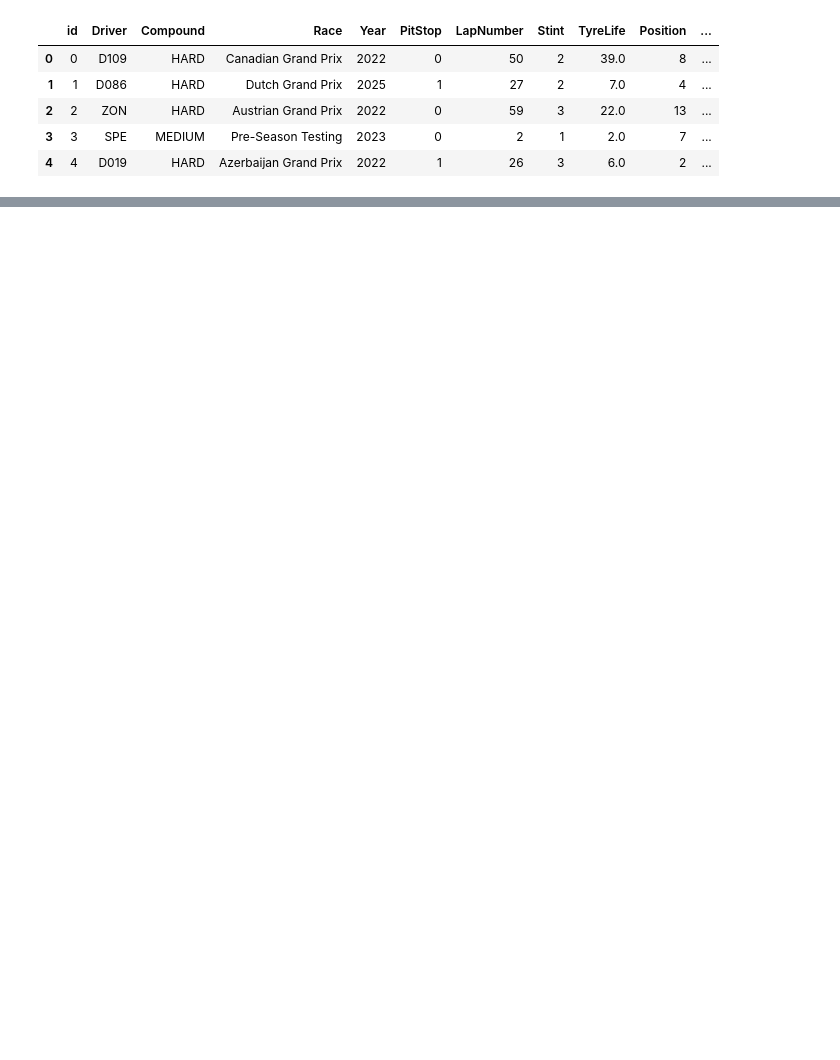
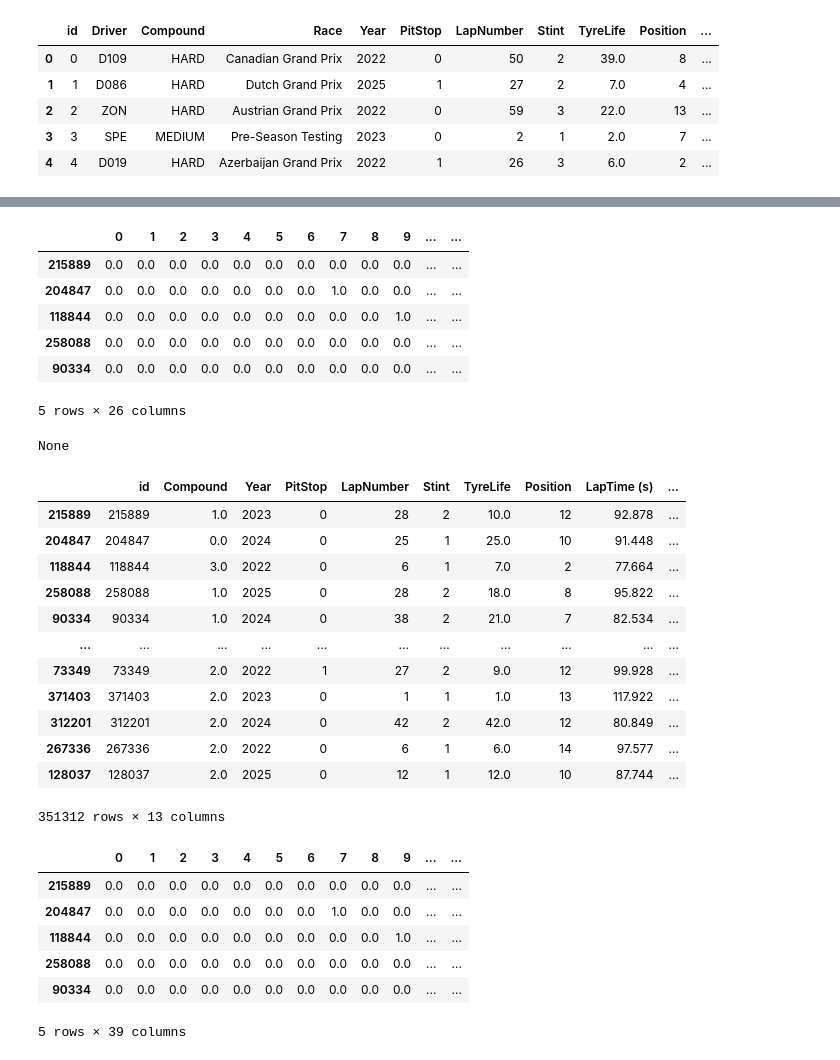
Before and after one commit to Arroyan23/predicting-f1-pitstops, a Jupyter notebook: model-f1.ipynb, the cells around one changed output, grey strips where cells are left out. Drawn from its saved outputs; the diff is of its cells as text; code cells hidden in the pictures; blank space fills up the shorter version.

```diff
--- a/model-f1.ipynb
+++ b/model-f1.ipynb
@@ -92,0 +104,7 @@ File submission berhasil dibuat! Ini 5 baris pertamanya:
+# %%
+# melakukan encoding ordinal pada good code
+label_X_train[good_label_cols_for_H] = my_ordinal_encoder.fit_transform(X_train[good_label_cols_for_H])
+label_X_test[good_label_cols_for_H] = my_ordinal_encoder.transform(X_test[good_label_cols_for_H])
+
+print(display(label_X_train.head()))
+# berhasil melakukan ordinal encoder yang sudah di siapkan, tinggal bagian race untuk di hot encoding
@@ -92,0 +119,64 @@ File submission berhasil dibuat! Ini 5 baris pertamanya:
+# %%
+# melakukan one hot encoding pada column race
+from sklearn.preprocessing import OneHotEncoder
+
+low_cardinality_cols = ['Race']
+
+OH_encoder = OneHotEncoder(
+    handle_unknown='ignore',
+    sparse_output=False
+)
+
+OH_cols_train = pd.DataFrame(OH_encoder.fit_transform(label_X_train[low_cardinality_cols]))
+OH_cols_test = pd.DataFrame(OH_encoder.transform(label_X_test[low_cardinality_cols]))
+
+# masukkan kembali index nya
+OH_cols_train.index = label_X_train.index
+OH_cols_test.index = label_X_test.index
+
+print(display(OH_cols_train.head()))
+
+# remove column yang digunakan
+num_X_train = label_X_train.drop(low_cardinality_cols, axis=1)
+num_X_test = label_X_test.drop(low_cardinality_cols, axis=1)
+# maka sudah tidak ada kolomnya
+# gabungkan keduanya kembali
+display(num_X_train)
+
+OH_X_train = pd.concat([OH_cols_train, num_X_train], axis=1)
+OH_X_test = pd.concat([OH_cols_test, num_X_test], axis=1)
+
+# pastikan columnya berbentuk string
+OH_X_train.columns = OH_X_train.columns.astype(str)
+OH_X_test.columns = OH_X_test.columns.astype(str)
+
+display(OH_X_train.head())
+# %% [output]
+|  | 0 | 1 | 2 | 3 | 4 | 5 | 6 | 7 | 8 | 9 | ... | ... |
+| 215889 | 0.0 | 0.0 | 0.0 | 0.0 | 0.0 | 0.0 | 0.0 | 0.0 | 0.0 | 0.0 | ... | ... |
+| 204847 | 0.0 | 0.0 | 0.0 | 0.0 | 0.0 | 0.0 | 0.0 | 1.0 | 0.0 | 0.0 | ... | ... |
+| 118844 | 0.0 | 0.0 | 0.0 | 0.0 | 0.0 | 0.0 | 0.0 | 0.0 | 0.0 | 1.0 | ... | ... |
+| 258088 | 0.0 | 0.0 | 0.0 | 0.0 | 0.0 | 0.0 | 0.0 | 0.0 | 0.0 | 0.0 | ... | ... |
+| 90334 | 0.0 | 0.0 | 0.0 | 0.0 | 0.0 | 0.0 | 0.0 | 0.0 | 0.0 | 0.0 | ... | ... |
+5 rows × 26 columns
+None
+|  | id | Compound | Year | PitStop | LapNumber | Stint | TyreLife | Position | LapTime (s) | ... |
+| 215889 | 215889 | 1.0 | 2023 | 0 | 28 | 2 | 10.0 | 12 | 92.878 | ... |
+| 204847 | 204847 | 0.0 | 2024 | 0 | 25 | 1 | 25.0 | 10 | 91.448 | ... |
+| 118844 | 118844 | 3.0 | 2022 | 0 | 6 | 1 | 7.0 | 2 | 77.664 | ... |
+| 258088 | 258088 | 1.0 | 2025 | 0 | 28 | 2 | 18.0 | 8 | 95.822 | ... |
+| 90334 | 90334 | 1.0 | 2024 | 0 | 38 | 2 | 21.0 | 7 | 82.534 | ... |
+| ... | ... | ... | ... | ... | ... | ... | ... | ... | ... | ... |
+| 73349 | 73349 | 2.0 | 2022 | 1 | 27 | 2 | 9.0 | 12 | 99.928 | ... |
+| 371403 | 371403 | 2.0 | 2023 | 0 | 1 | 1 | 1.0 | 13 | 117.922 | ... |
+| 312201 | 312201 | 2.0 | 2024 | 0 | 42 | 2 | 42.0 | 12 | 80.849 | ... |
+| 267336 | 267336 | 2.0 | 2022 | 0 | 6 | 1 | 6.0 | 14 | 97.577 | ... |
+| 128037 | 128037 | 2.0 | 2025 | 0 | 12 | 1 | 12.0 | 10 | 87.744 | ... |
+351312 rows × 13 columns
+|  | 0 | 1 | 2 | 3 | 4 | 5 | 6 | 7 | 8 | 9 | ... | ... |
+| 215889 | 0.0 | 0.0 | 0.0 | 0.0 | 0.0 | 0.0 | 0.0 | 0.0 | 0.0 | 0.0 | ... | ... |
+| 204847 | 0.0 | 0.0 | 0.0 | 0.0 | 0.0 | 0.0 | 0.0 | 1.0 | 0.0 | 0.0 | ... | ... |
+| 118844 | 0.0 | 0.0 | 0.0 | 0.0 | 0.0 | 0.0 | 0.0 | 0.0 | 0.0 | 1.0 | ... | ... |
+| 258088 | 0.0 | 0.0 | 0.0 | 0.0 | 0.0 | 0.0 | 0.0 | 0.0 | 0.0 | 0.0 | ... | ... |
+| 90334 | 0.0 | 0.0 | 0.0 | 0.0 | 0.0 | 0.0 | 0.0 | 0.0 | 0.0 | 0.0 | ... | ... |
+5 rows × 39 columns
```
Also changed, not shown: parts of 16 cells of this notebook, 2 other files.
